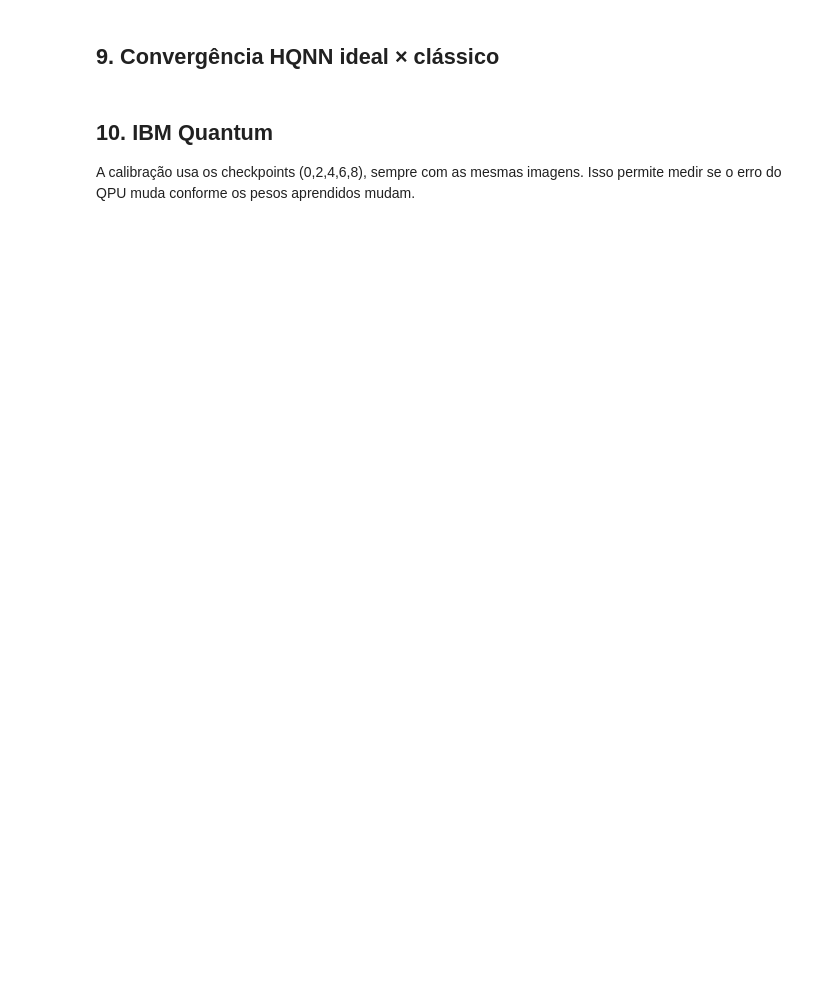
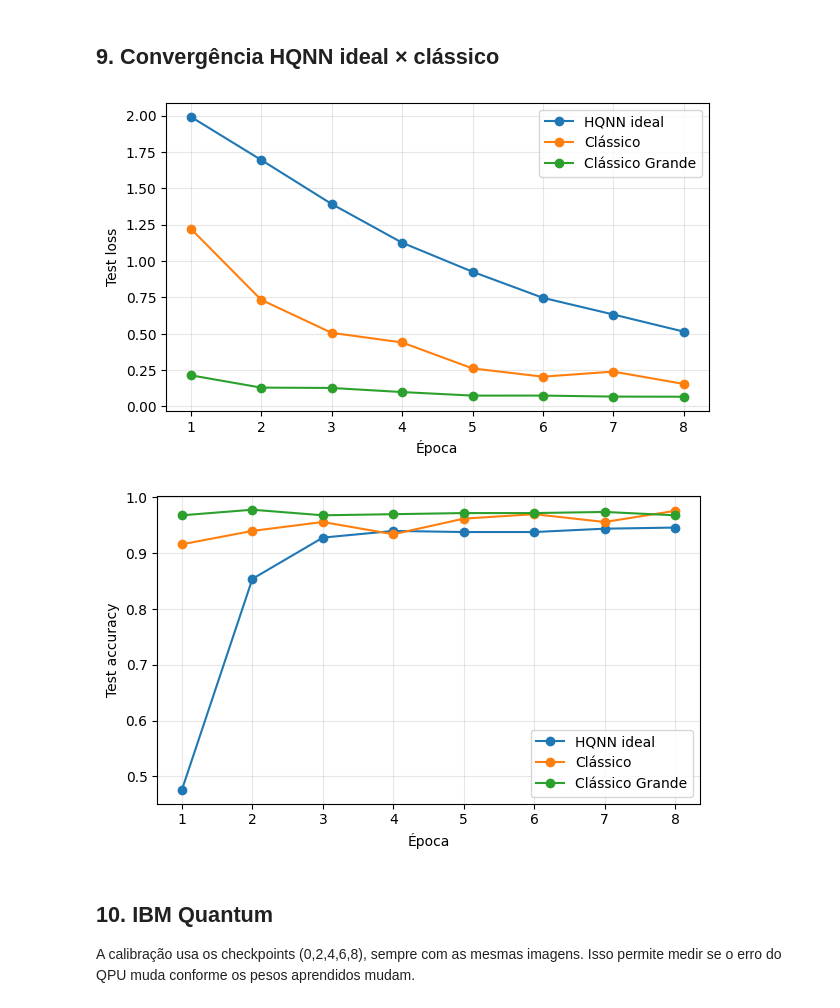
Before and after one commit to Schwarzam/trabalhos-posgrad, a Jupyter notebook: PCS5788/trabalho_final/HQNN_IBM_ruido_checkpoints_8epocas.ipynb, the cells around one changed output. Cells and saved outputs as stored; diff of their text form; code cells hidden in the pictures; blank space fills up the shorter version.

```diff
--- a/PCS5788/trabalho_final/HQNN_IBM_ruido_checkpoints_8epocas.ipynb
+++ b/PCS5788/trabalho_final/HQNN_IBM_ruido_checkpoints_8epocas.ipynb
@@ -305,10 +432,18 @@ model_ideal, history_ideal = treinar(
 # %% [markdown]
 ## 8. Baseline clássico — 8 épocas
 # %%
-model_classical = ClassicalBaseline().to(device)
+model_classical = ClassicalBaseline20().to(device)
 
 model_classical, history_classical = treinar(
     model_classical,
     tag="classical",
     epochs=EPOCHS
 )
+
+model_classical_sized = ClassicalPaperSized().to(device)
+
+model_classical_sized, history_classical_sized = treinar(
+    model_classical_sized,
+    tag="classical_sized",
+    epochs=EPOCHS
+)
@@ -317,23 +469,28 @@ model_classical, history_classical = treinar(
 # %%
 epochs_axis = np.arange(1, EPOCHS + 1)
 
 plt.figure(figsize=(7, 4))
 plt.plot(epochs_axis, history_ideal["test_loss"], marker="o", label="HQNN ideal")
 plt.plot(epochs_axis, history_classical["test_loss"], marker="o", label="Clássico")
+plt.plot(epochs_axis, history_classical_sized["test_loss"], marker="o", label="Clássico Grande")
 plt.xlabel("Época")
 plt.ylabel("Test loss")
 plt.legend()
 plt.grid(alpha=0.3)
 plt.show()
 
 plt.figure(figsize=(7, 4))
 plt.plot(epochs_axis, history_ideal["test_acc"], marker="o", label="HQNN ideal")
 plt.plot(epochs_axis, history_classical["test_acc"], marker="o", label="Clássico")
+plt.plot(epochs_axis, history_classical_sized["test_acc"], marker="o", label="Clássico Grande")
 plt.xlabel("Época")
 plt.ylabel("Test accuracy")
 plt.legend()
 plt.grid(alpha=0.3)
 plt.show()
+# %% [output]
+[figure, added]
+[figure, added]
 # %% [markdown]
 ## 10. IBM Quantum
 
```
Also changed, not shown: parts of 22 cells of this notebook, 4 other files.
